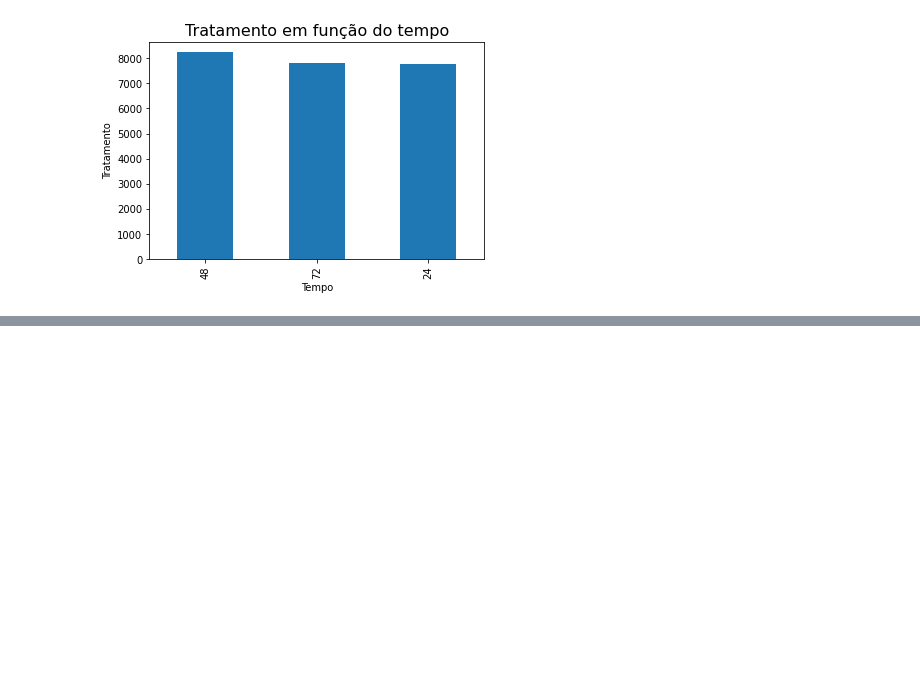
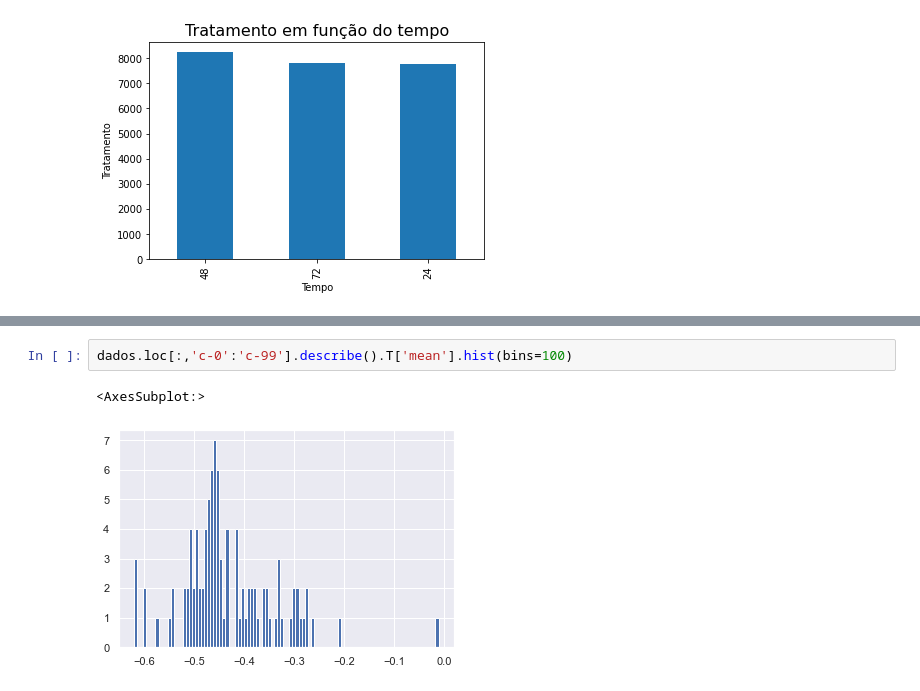
Before and after one commit to Tawfik-Metwally/Imersao_Dados, a Jupyter notebook: Importa_Dados.ipynb, the cells around one changed output, grey strips where cells are left out. Cells and saved outputs as stored; diff of their text form; blank space fills up the shorter version.

```diff
--- a/Importa_Dados.ipynb
+++ b/Importa_Dados.ipynb
@@ -222,0 +334,5 @@
+# %%
+dados.loc[:,'c-0':'c-99'].describe().T['mean'].hist(bins=100)
+# %% [output]
+<AxesSubplot:>
+[figure, added]
```
Also changed, not shown: parts of 17 cells of this notebook.
